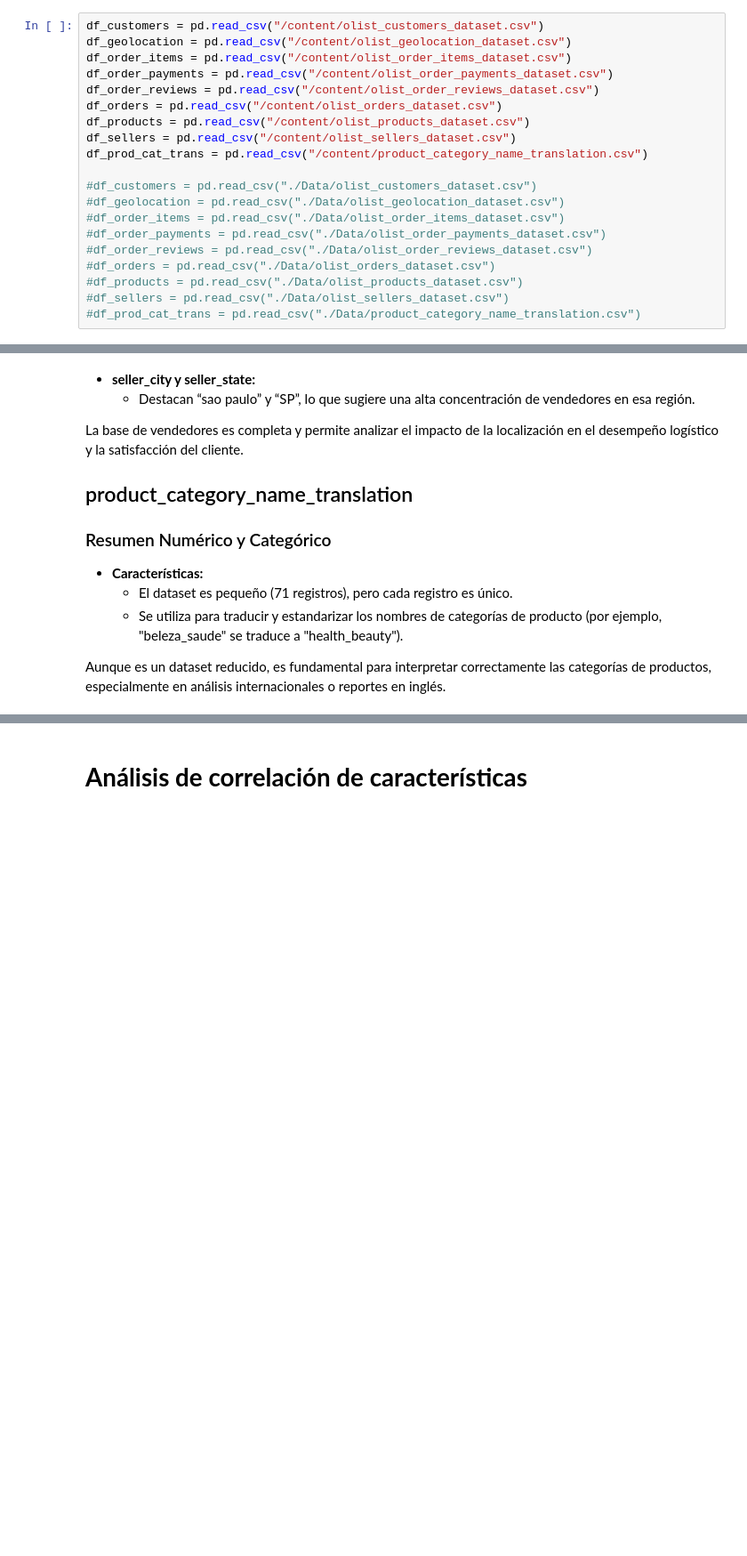
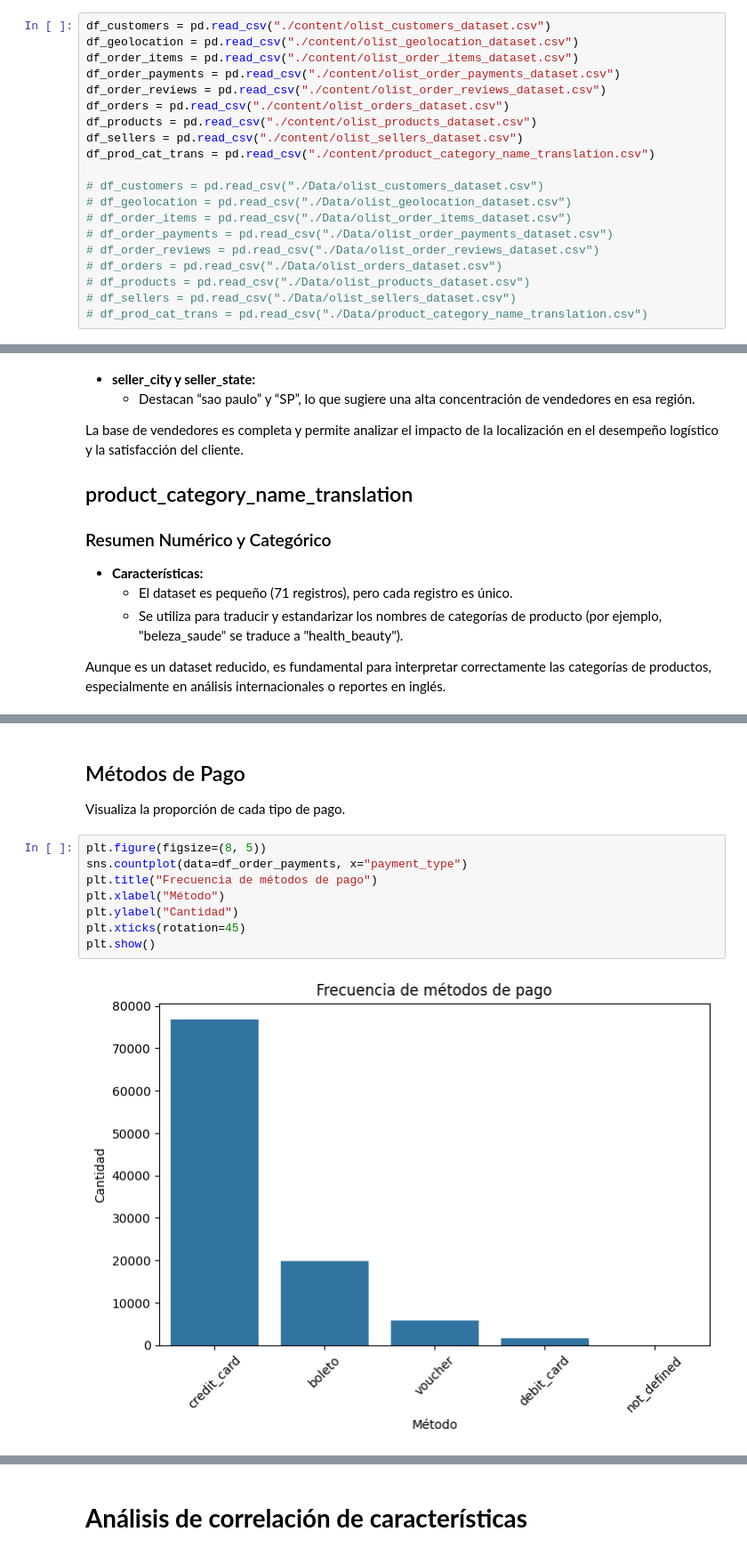
Before and after one commit to Ctribsz/ProyectoFinal-DM, a Jupyter notebook: finalProject.ipynb, the cells around one changed output, grey strips where cells are left out. Shown at 89% size. Drawn from its saved outputs; the diff is of its cells as text; blank space fills up the shorter version.

```diff
--- a/finalProject.ipynb
+++ b/finalProject.ipynb
@@ -34,25 +34,25 @@ import io
 # %% [markdown]
 ### Carga de los datasets
 # %%
-df_customers = pd.read_csv("/content/olist_customers_dataset.csv")
-df_geolocation = pd.read_csv("/content/olist_geolocation_dataset.csv")
-df_order_items = pd.read_csv("/content/olist_order_items_dataset.csv")
-df_order_payments = pd.read_csv("/content/olist_order_payments_dataset.csv")
-df_order_reviews = pd.read_csv("/content/olist_order_reviews_dataset.csv")
-df_orders = pd.read_csv("/content/olist_orders_dataset.csv")
-df_products = pd.read_csv("/content/olist_products_dataset.csv")
-df_sellers = pd.read_csv("/content/olist_sellers_dataset.csv")
-df_prod_cat_trans = pd.read_csv("/content/product_category_name_translation.csv")
+df_customers = pd.read_csv("./content/olist_customers_dataset.csv")
+df_geolocation = pd.read_csv("./content/olist_geolocation_dataset.csv")
+df_order_items = pd.read_csv("./content/olist_order_items_dataset.csv")
+df_order_payments = pd.read_csv("./content/olist_order_payments_dataset.csv")
+df_order_reviews = pd.read_csv("./content/olist_order_reviews_dataset.csv")
+df_orders = pd.read_csv("./content/olist_orders_dataset.csv")
+df_products = pd.read_csv("./content/olist_products_dataset.csv")
+df_sellers = pd.read_csv("./content/olist_sellers_dataset.csv")
+df_prod_cat_trans = pd.read_csv("./content/product_category_name_translation.csv")
 
-#df_customers = pd.read_csv("./Data/olist_customers_dataset.csv")
-#df_geolocation = pd.read_csv("./Data/olist_geolocation_dataset.csv")
-#df_order_items = pd.read_csv("./Data/olist_order_items_dataset.csv")
-#df_order_payments = pd.read_csv("./Data/olist_order_payments_dataset.csv")
-#df_order_reviews = pd.read_csv("./Data/olist_order_reviews_dataset.csv")
-#df_orders = pd.read_csv("./Data/olist_orders_dataset.csv")
-#df_products = pd.read_csv("./Data/olist_products_dataset.csv")
-#df_sellers = pd.read_csv("./Data/olist_sellers_dataset.csv")
-#df_prod_cat_trans = pd.read_csv("./Data/product_category_name_translation.csv")
+# df_customers = pd.read_csv("./Data/olist_customers_dataset.csv")
+# df_geolocation = pd.read_csv("./Data/olist_geolocation_dataset.csv")
+# df_order_items = pd.read_csv("./Data/olist_order_items_dataset.csv")
+# df_order_payments = pd.read_csv("./Data/olist_order_payments_dataset.csv")
+# df_order_reviews = pd.read_csv("./Data/olist_order_reviews_dataset.csv")
+# df_orders = pd.read_csv("./Data/olist_orders_dataset.csv")
+# df_products = pd.read_csv("./Data/olist_products_dataset.csv")
+# df_sellers = pd.read_csv("./Data/olist_sellers_dataset.csv")
+# df_prod_cat_trans = pd.read_csv("./Data/product_category_name_translation.csv")
 # %% [markdown]
 ### Evaluación de la calidad de datos
 
@@ -488,0 +530,14 @@ Aunque es un dataset reducido, es fundamental para interpretar correctamente las
+# %% [markdown]
+## Métodos de Pago
+
+Visualiza la proporción de cada tipo de pago.
+# %%
+plt.figure(figsize=(8, 5))
+sns.countplot(data=df_order_payments, x="payment_type")
+plt.title("Frecuencia de métodos de pago")
+plt.xlabel("Método")
+plt.ylabel("Cantidad")
+plt.xticks(rotation=45)
+plt.show()
+# %% [output]
+[figure, added]
```
Also changed, not shown: parts of 21 cells of this notebook.
